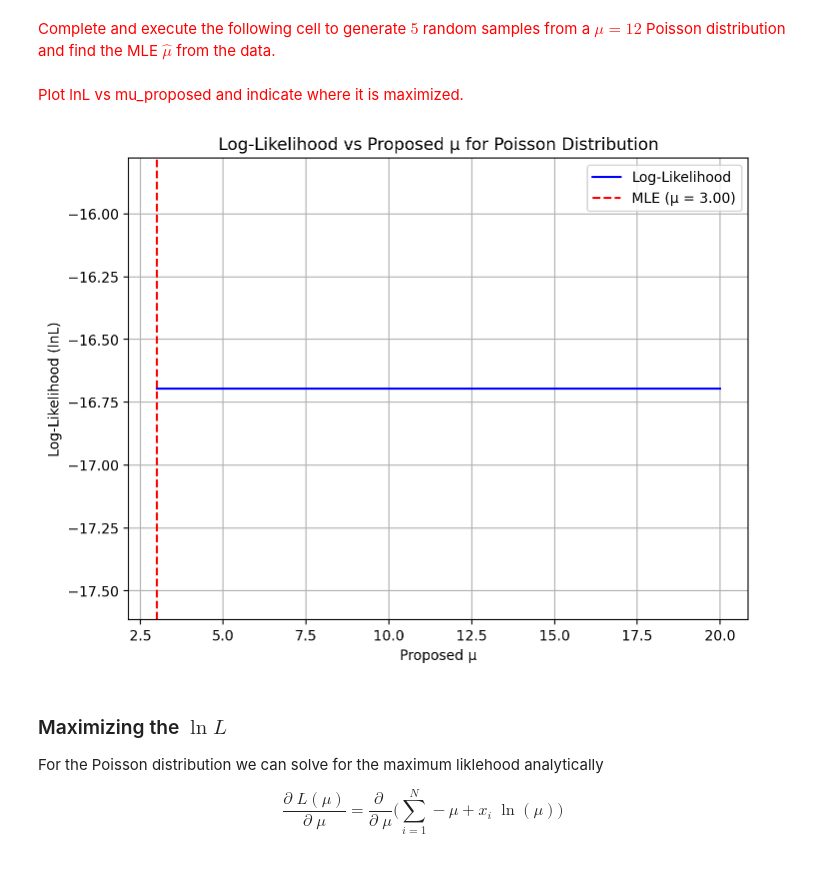
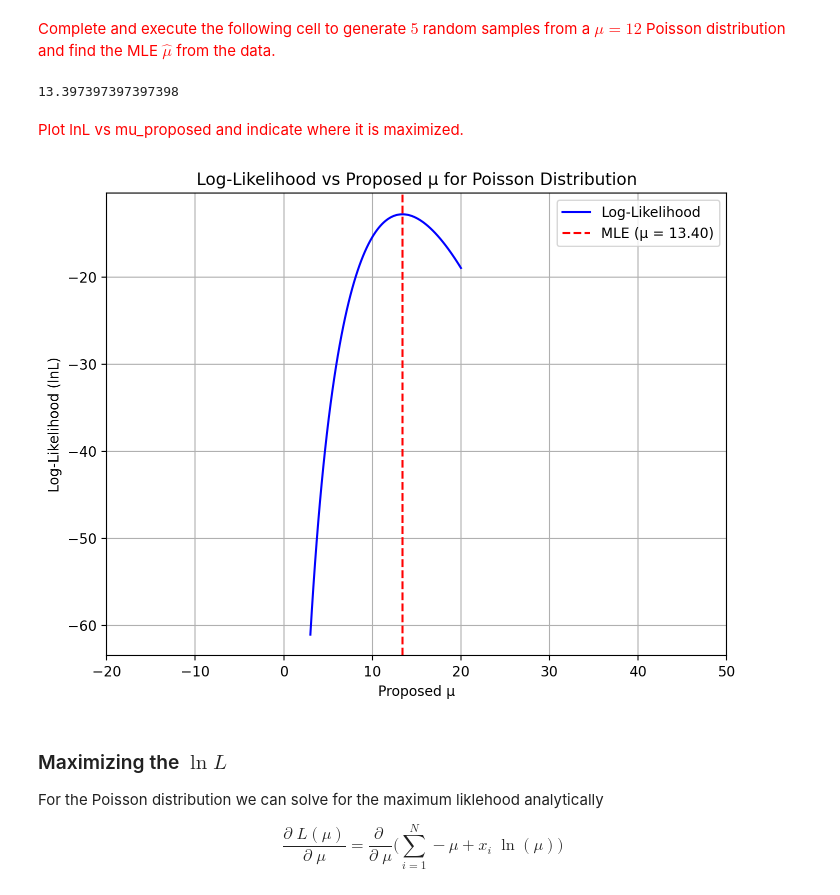
Before and after one commit to R-bna/sci-comp-ii-fall24, a Jupyter notebook: Working/Lecture_5_maxlike.ipynb, the cells around one changed output. Drawn from its saved outputs; the diff is of its cells as text; code cells hidden in the pictures.

```diff
--- a/Working/Lecture_5_maxlike.ipynb
+++ b/Working/Lecture_5_maxlike.ipynb
@@ -579,7 +579,7 @@ mu_proposed = np.linspace(3,20,1000)
 # compute the lnL for each possible mu.
 lnL_scan = []
 for mu in mu_proposed:
-    lnL_temp = poisson.logpmf(poisson_data, mu=12) # gives you the log prob. density; useful!
+    lnL_temp = poisson.logpmf(poisson_data, mu=mu) # gives you the log prob. density; useful!
     lnL_temp = np.sum(lnL_temp) # sum over the log pmf of all data points
     lnL_scan.append( lnL_temp )
 
@@ -590,20 +590,25 @@ lnL_scan = np.array(lnL_scan)
 # mu_proposed that maximizes the lnL.
 max_index = np.argmax(lnL_scan)
 hat_mu = mu_proposed[max_index]
+
+print(hat_mu)
+# %% [output]
+13.397397397397398
 # %% [markdown]
 <font color='red'>Plot lnL vs mu_proposed and indicate where it is maximized.</font>
 # %%
 plt.figure(figsize=(8, 6))
 plt.plot(mu_proposed, lnL_scan, label='Log-Likelihood', color='blue')
 plt.axvline(x=hat_mu, color='red', linestyle='--', label=f'MLE (μ = {hat_mu:.2f})')
 plt.xlabel('Proposed μ')
 plt.ylabel('Log-Likelihood (lnL)')
 plt.title('Log-Likelihood vs Proposed μ for Poisson Distribution')
 plt.legend()
+plt.xlim(-20, 50)
 plt.grid()
 plt.show()
 # %% [output]
-[figure, old version]
+[figure, new version]
 # %% [markdown]
 ### Maximizing the $\ln L$
 
```
Also changed, not shown: parts of 3 cells of this notebook.
